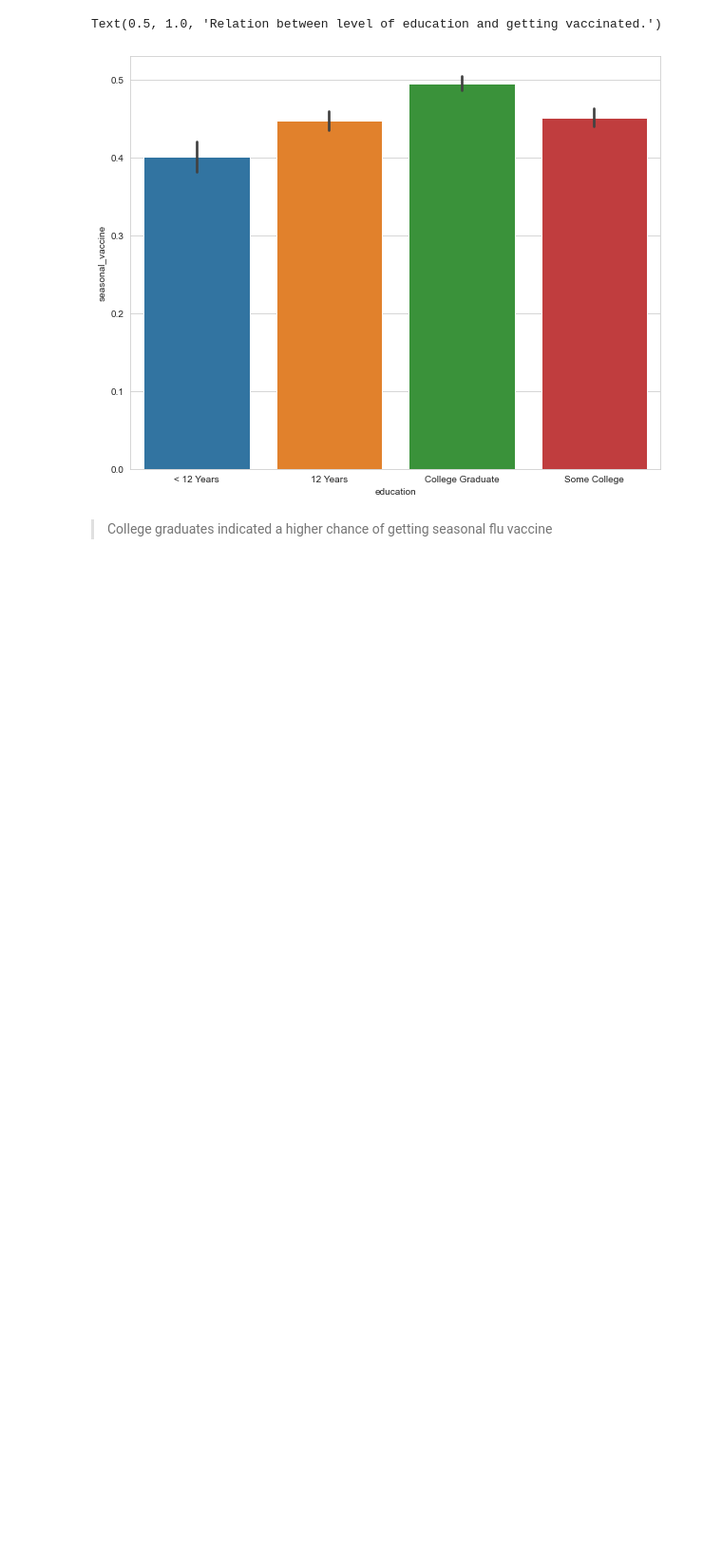
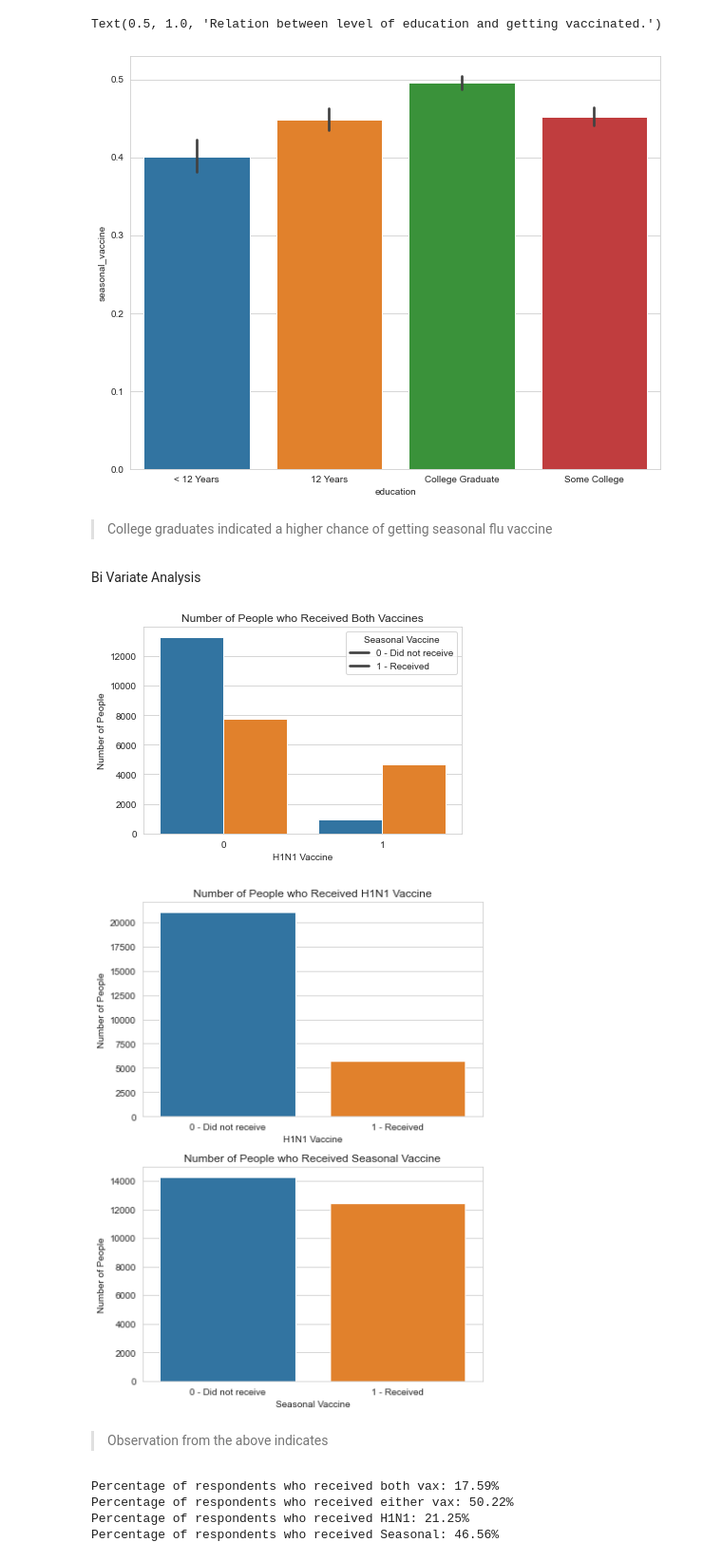
Before and after one commit to johN-Kioko/Phase-3-Project-John-Kioko, a Jupyter notebook: john.ipynb, the cells around one changed output. Shown at 95% size. Cells and saved outputs as stored; diff of their text form; code cells hidden in the pictures; blank space fills up the shorter version.

```diff
--- a/john.ipynb
+++ b/john.ipynb
@@ -586,3 +645,59 @@ Text(0.5, 1.0, 'Relation between level of education and getting vaccinated.')
 [figure]
 # %% [markdown]
 > College graduates indicated a higher chance of getting seasonal flu vaccine
+# %% [markdown]
+Bi Variate Analysis
+# %%
+# Step 1: Calculate the count of participants who took each combination of vaccines
+vaccine_counts = eda_data.groupby(['h1n1_vaccine', 'seasonal_vaccine']).size().reset_index(name='count')
+
+# Step 2: Create a bar graph for the vaccine combinations
+plt.figure(figsize=(6, 4))
+sns.barplot(x='h1n1_vaccine', y='count', hue='seasonal_vaccine', data=vaccine_counts)
+plt.xlabel('H1N1 Vaccine')
+plt.ylabel('Number of People')
+plt.title('Number of People who Received Both Vaccines')
+plt.legend(title='Seasonal Vaccine', labels=['0 - Did not receive', '1 - Received'])
+plt.show()
+
+# Step 3: Create separate bar graphs for each vaccine
+fig, axes = plt.subplots(nrows=2, ncols=1, figsize=(6, 8))
+
+# H1N1 Vaccine
+sns.countplot(x='h1n1_vaccine', data=eda_data, ax=axes[0])
+axes[0].set_xticklabels(['0 - Did not receive', '1 - Received'])
+axes[0].set_xlabel('H1N1 Vaccine')
+axes[0].set_ylabel('Number of People')
+axes[0].set_title('Number of People who Received H1N1 Vaccine')
+
+# Seasonal Vaccine
+sns.countplot(x='seasonal_vaccine', data=eda_data, ax=axes[1])
+axes[1].set_xticklabels(['0 - Did not receive', '1 - Received'])
+axes[1].set_xlabel('Seasonal Vaccine')
+axes[1].set_ylabel('Number of People')
+axes[1].set_title('Number of People who Received Seasonal Vaccine')
+
+plt.tight_layout()
+plt.show()
+# %% [output]
+[figure, added]
+[figure, added]
+# %% [markdown]
+> Observation from the above indicates
+# %%
+# Calculate vaccination ratios
+ratios = {
+    'both_vax': eda_data[(eda_data['h1n1_vaccine']==1) & (eda_data['seasonal_vaccine']==1)].shape[0] / eda_data.shape[0],
+    'either_vax': eda_data[(eda_data['h1n1_vaccine']==1) | (eda_data['seasonal_vaccine']==1)].shape[0] / eda_data.shape[0],
+    'H1N1': eda_data[eda_data['h1n1_vaccine']==1].shape[0] / eda_data.shape[0],
+    'Seasonal': eda_data[eda_data['seasonal_vaccine']==1].shape[0] / eda_data.shape[0],
+}
+
+# Print the results
+for key, value in ratios.items():
+    print(f"Percentage of respondents who received {key.replace('_', ' ')}: {value:.2%}")
+# %% [output]
+Percentage of respondents who received both vax: 17.59%
+Percentage of respondents who received either vax: 50.22%
+Percentage of respondents who received H1N1: 21.25%
+Percentage of respondents who received Seasonal: 46.56%
```
Also changed, not shown: parts of 60 cells of this notebook.
